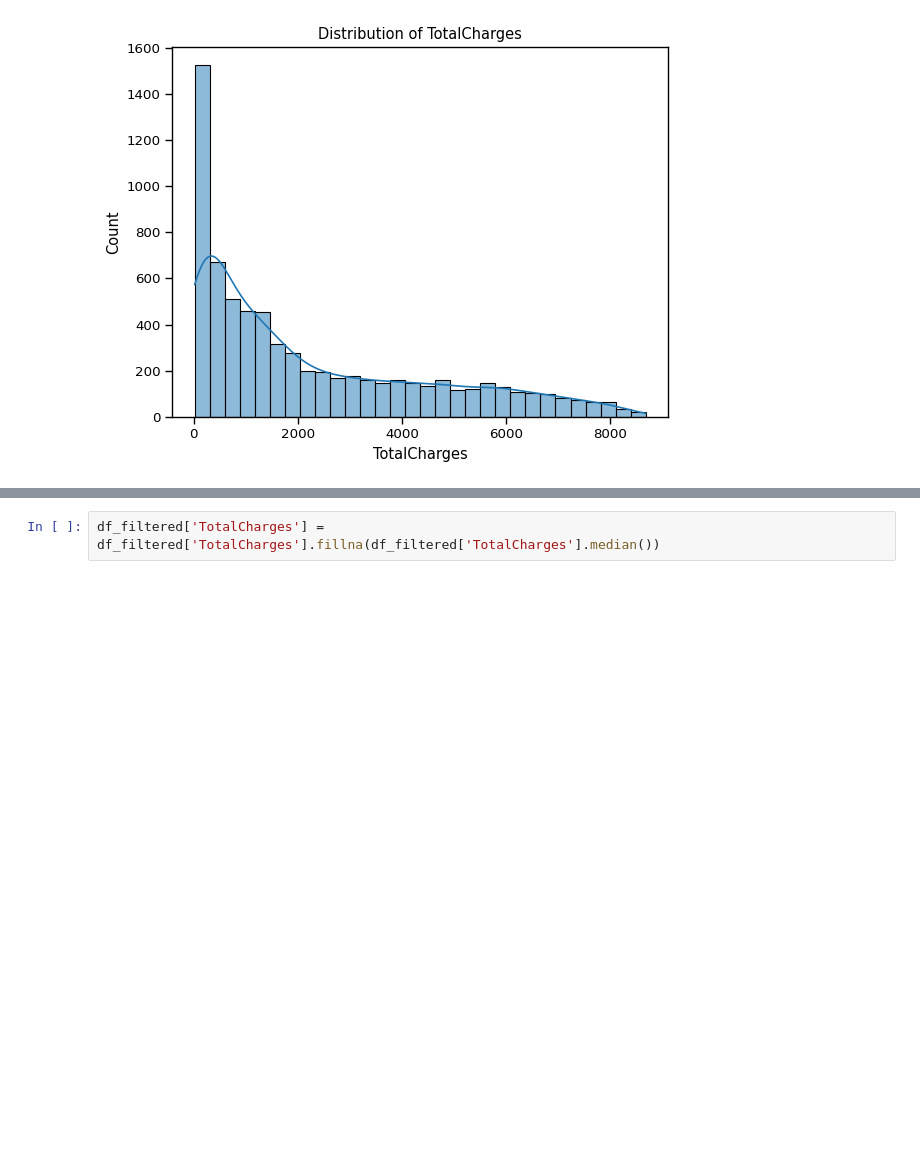
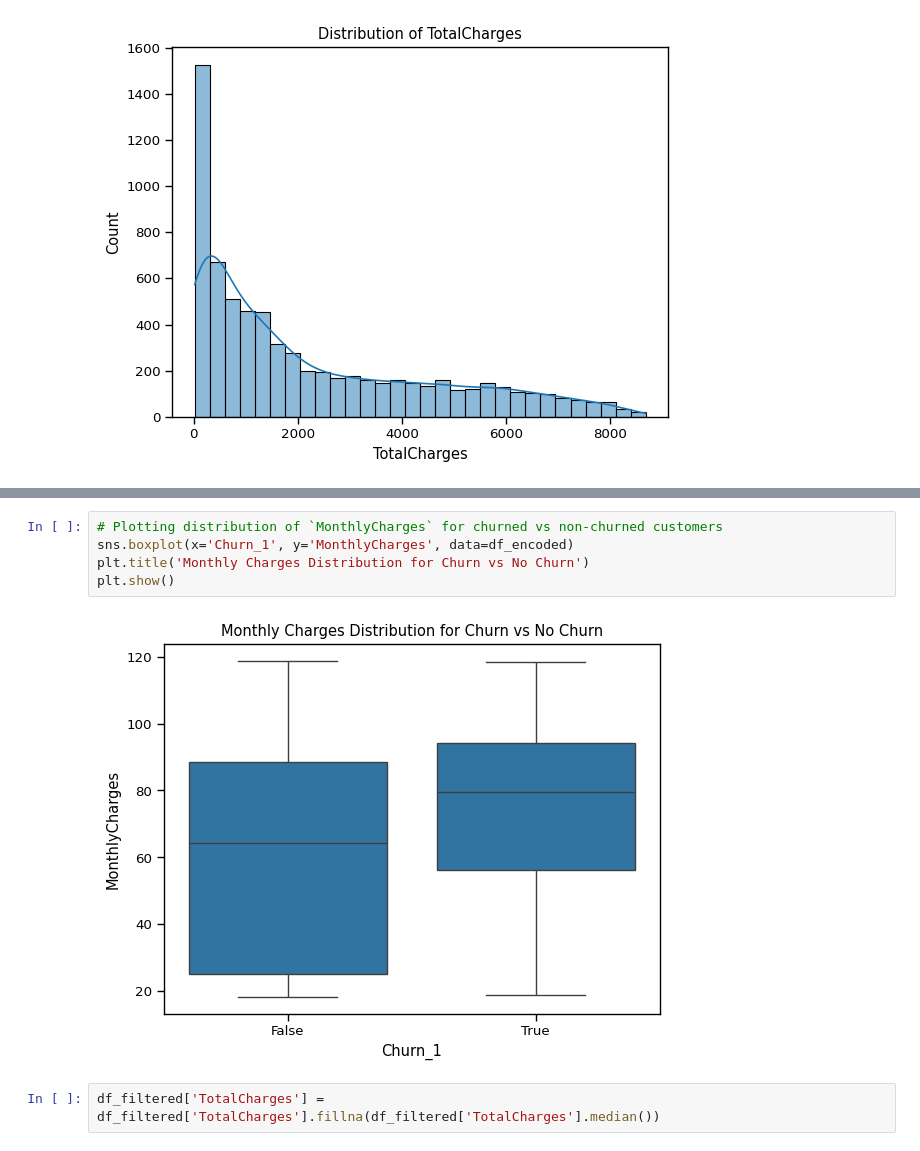
Before and after one commit to mayarrahmedd/aigirlspt2, a Jupyter notebook: aigirlspt_2.ipynb, the cells around one changed output, grey strips where cells are left out. Saved outputs shown, nothing was run; the diff lists cells and outputs as text; blank space fills up the shorter version.

```diff
--- a/aigirlspt_2.ipynb
+++ b/aigirlspt_2.ipynb
@@ -672,3 +664,10 @@ max         1.000000    72.000000      118.750000   8684.800000     1.000000
+# %%
+# Plotting distribution of `MonthlyCharges` for churned vs non-churned customers
+sns.boxplot(x='Churn_1', y='MonthlyCharges', data=df_encoded)
+plt.title('Monthly Charges Distribution for Churn vs No Churn')
+plt.show()
+# %% [output]
+[figure, added]
 # %%
 df_filtered['TotalCharges'] = df_filtered['TotalCharges'].fillna(df_filtered['TotalCharges'].median())
 # %% [output]
```
Also changed, not shown: parts of 12 cells of this notebook.
